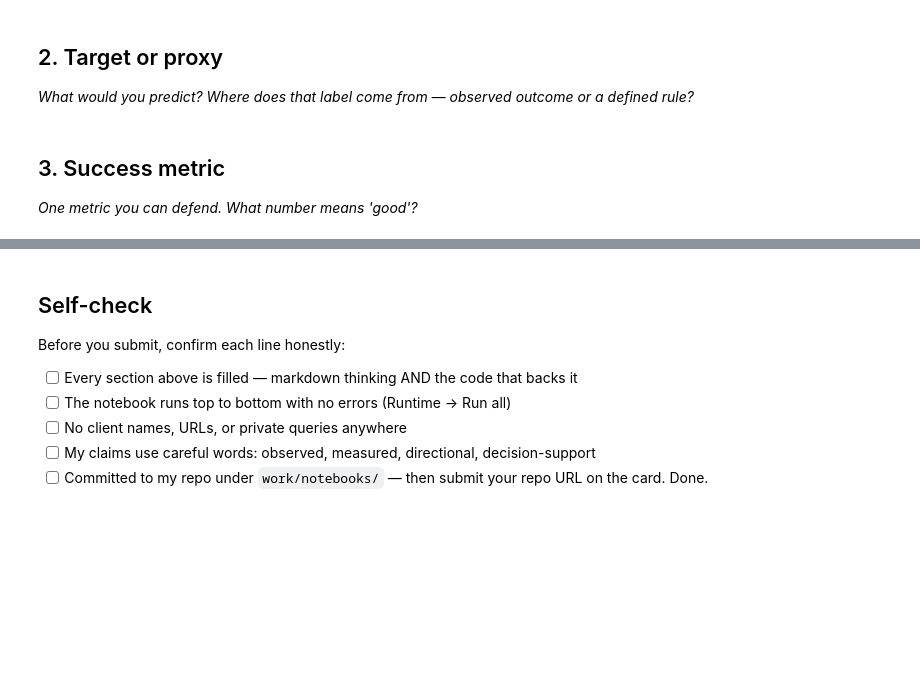
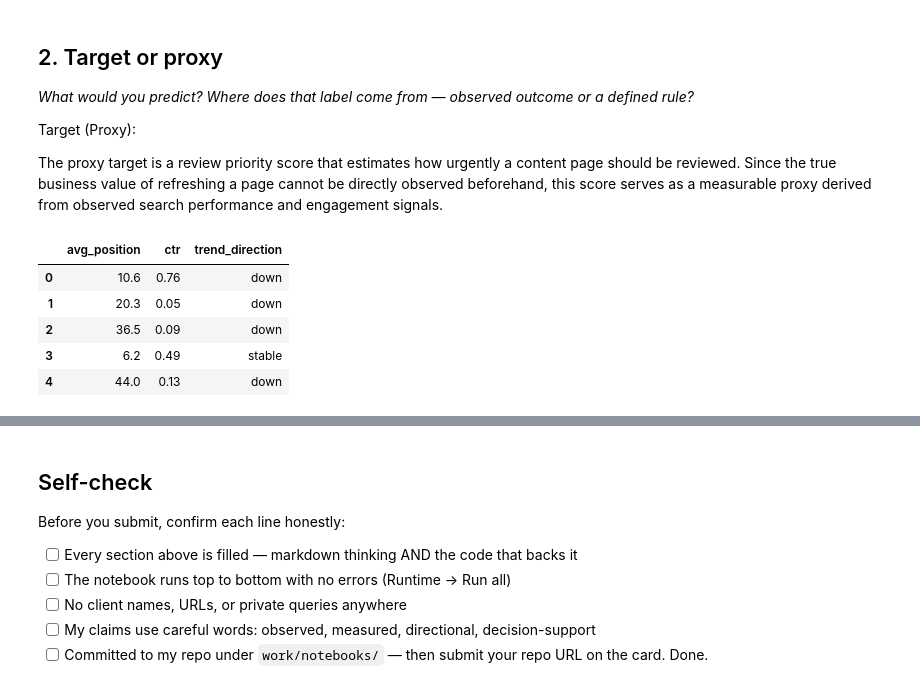
Before and after one commit to lakeshkumarkhatri/flyrank-ml, a Jupyter notebook: work/notebooks/w02_ml_task_framing.ipynb, the cells around one changed output, grey strips where cells are left out. Drawn from its saved outputs; the diff is of its cells as text; code cells hidden in the pictures; blank space fills up the shorter version.

```diff
--- a/work/notebooks/w02_ml_task_framing.ipynb
+++ b/work/notebooks/w02_ml_task_framing.ipynb
@@ -17,3 +78,7 @@ This skeleton is yours to fill. Work the sections **in order** — each one has
 ## 2. Target or proxy
 
 *What would you predict? Where does that label come from — observed outcome or a defined rule?*
+
+Target (Proxy):
+
+The proxy target is a review priority score that estimates how urgently a content page should be reviewed. Since the true business value of refreshing a page cannot be directly observed beforehand, this score serves as a measurable proxy derived from observed search performance and engagement signals.
@@ -23,4 +84,0 @@ This skeleton is yours to fill. Work the sections **in order** — each one has
-# %% [markdown]
-## 3. Success metric
-
-*One metric you can defend. What number means 'good'?*
@@ -29,0 +85,15 @@ This skeleton is yours to fill. Work the sections **in order** — each one has
+# %%
+proxy_columns = [
+    "avg_position",
+    "ctr",
+    "trend_direction"
+]
+
+display(df[proxy_columns].head())
+# %% [output]
+|  | avg_position | ctr | trend_direction |
+| 0 | 10.6 | 0.76 | down |
+| 1 | 20.3 | 0.05 | down |
+| 2 | 36.5 | 0.09 | down |
+| 3 | 6.2 | 0.49 | stable |
+| 4 | 44.0 | 0.13 | down |
```
Also changed, not shown: parts of 16 cells of this notebook.
